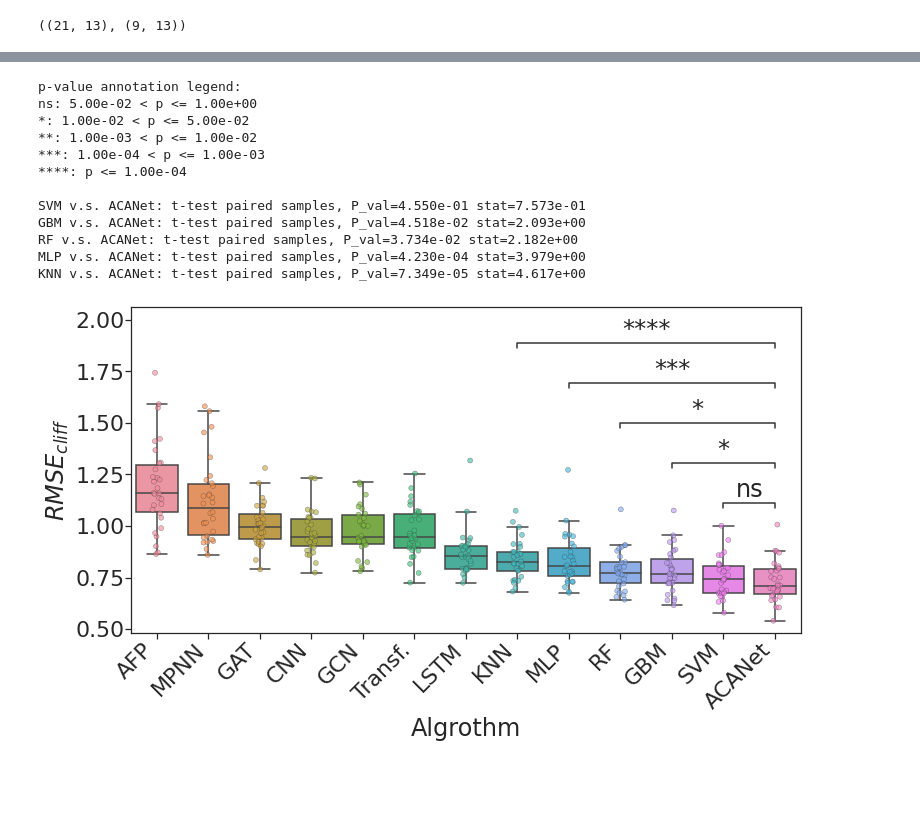
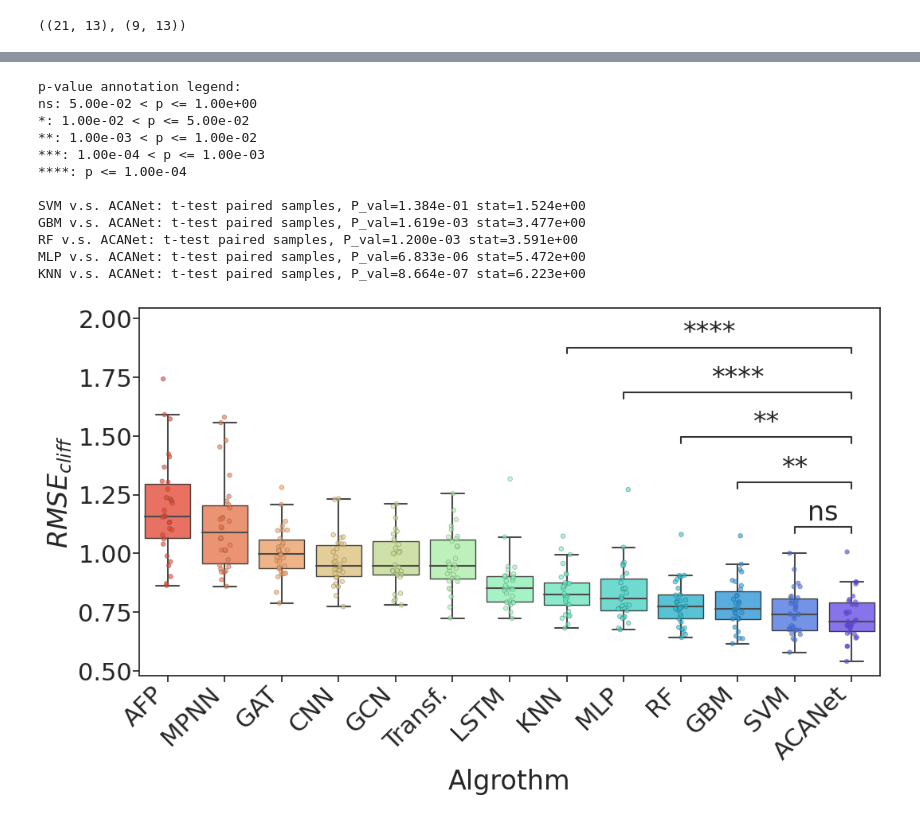
Before and after one commit to shenwanxiang/ACANet, a Jupyter notebook: experiment/03_HSSMS_performance/analysis.ipynb, the cells around one changed output, grey strips where cells are left out. Drawn from its saved outputs; the diff is of its cells as text; code cells hidden in the pictures; blank space fills up the shorter version.

```diff
--- a/experiment/03_HSSMS_performance/analysis.ipynb
+++ b/experiment/03_HSSMS_performance/analysis.ipynb
@@ -52,7 +56,7 @@ dataset2name = {'chembl1871_ki': 'AR',
  'chembl1862_ki': 'ABL1'}
 
 
-df = pd.read_csv('/home/shenwanxiang/Research/MoleculeACE/MoleculeACE/Data/results/MoleculeACE_results.csv')
+df = pd.read_csv('../../../MoleculeACE/MoleculeACE/Data/results/MoleculeACE_results.csv')
 df.dataset = df.dataset.apply(lambda x:x.lower())
 # %%
 dfd = pd.Series(dataset2name)
@@ -167,10 +171,11 @@ dff.algorithm = dff.algorithm.map({'ACANet':'ACANet', 'SVM':'SVM', 'GBM':'GBM',
                                  'CNN':'CNN', 'MPNN':'MPNN', 'AFP': 'AFP', 'GCN':'GCN', 'GAT':'GAT'})
 # %%
 fig, ax= plt.subplots(figsize=(12,6))
+palette = 'rainbow_r'
 order = dff.groupby('algorithm').rmse.median().sort_values(ascending=False).index.to_list()
-sns.boxplot(data = dff, x = 'algorithm', y = 'rmse', order = order,ax=ax, fliersize = 0)
-sns.stripplot(data=dff, x= 'algorithm', y='rmse', order=order, ax = ax, jitter=True, dodge=True, alpha = 0.6,
-              size=5, palette=None, split=True,linewidth=0.5, edgecolor='gray')
+sns.boxplot(data = dff, x = 'algorithm', y = 'rmse', order = order,ax=ax, fliersize = 0, palette = palette, boxprops=dict(linewidth=1, edgecolor='k', alpha=0.8), )
+sns.stripplot(data=dff, x= 'algorithm', y='rmse', order=order, ax = ax, jitter=True, dodge=False, alpha = 0.6,
+              size=4, palette=palette,  linewidth=0.5,  edgecolor='gray')
 
 
 box_pairs = [('ACANet', 'SVM'), ('ACANet', 'RF'), ('ACANet', 'GBM'), ('ACANet', 'MLP'), ('ACANet', 'KNN')]
@@ -209,41 +214,43 @@ MLP v.s. ACANet: t-test paired samples, P_val=4.542e-04 stat=3.953e+00
 # %%
 fig, ax= plt.subplots(figsize=(12,6))
 
 order = dff.groupby('algorithm').cliff_rmse.median().sort_values(ascending=False).index.to_list()
-sns.boxplot(data = dff, x = 'algorithm', y = 'cliff_rmse', order = order,ax=ax, fliersize = 0)
-sns.stripplot(data=dff, x= 'algorithm', y='cliff_rmse', order=order, ax = ax, jitter=True, dodge=True, alpha = 0.6,
-              size=5, palette=None, split=True,linewidth=0.5,edgecolor='gray')
+
+sns.boxplot(data = dff, x = 'algorithm', y = 'cliff_rmse', order = order,ax=ax, fliersize = 0, palette = palette, boxprops=dict(linewidth=1, edgecolor='k', alpha=0.8), )
+sns.stripplot(data=dff, x= 'algorithm', y='cliff_rmse', order=order, ax = ax, jitter=True, dodge=False, alpha = 0.6,
+              size=4, palette=palette,  linewidth=0.5,  edgecolor='gray')
+
 
 box_pairs = [('ACANet', 'SVM'), ('ACANet', 'RF'), ('ACANet', 'GBM'), ('ACANet', 'MLP'), ('ACANet', 'KNN')]
 
 add_stat_annotation(ax, data = dff, x = 'algorithm', y = 'cliff_rmse', order = order,
                      plot='boxplot',
                     box_pairs=box_pairs,
                     test='t-test_paired',
                     comparisons_correction = None,
                     text_format='star',
                     loc='inside', verbose=2)
 
 plt.xticks(rotation=45, ha='right')
 ax.set_ylabel('$RMSE_{cliff}$')
 ax.tick_params(left='off',  bottom='off', pad=.5,)
 ax.set_xlabel('Algrothm')
 
 fig.savefig("./benchmark_performance/cliff_rmse_comparasions_box.pdf",  bbox_inches='tight')
 # %% [output]
 p-value annotation legend:
 ns: 5.00e-02 < p <= 1.00e+00
 *: 1.00e-02 < p <= 5.00e-02
 **: 1.00e-03 < p <= 1.00e-02
 ***: 1.00e-04 < p <= 1.00e-03
 ****: p <= 1.00e-04
 
-SVM v.s. ACANet: t-test paired samples, P_val=4.550e-01 stat=7.573e-01
-GBM v.s. ACANet: t-test paired samples, P_val=4.518e-02 stat=2.093e+00
-RF v.s. ACANet: t-test paired samples, P_val=3.734e-02 stat=2.182e+00
-MLP v.s. ACANet: t-test paired samples, P_val=4.230e-04 stat=3.979e+00
-KNN v.s. ACANet: t-test paired samples, P_val=7.349e-05 stat=4.617e+00
+SVM v.s. ACANet: t-test paired samples, P_val=1.384e-01 stat=1.524e+00
+GBM v.s. ACANet: t-test paired samples, P_val=1.619e-03 stat=3.477e+00
+RF v.s. ACANet: t-test paired samples, P_val=1.200e-03 stat=3.591e+00
+MLP v.s. ACANet: t-test paired samples, P_val=6.833e-06 stat=5.472e+00
+KNN v.s. ACANet: t-test paired samples, P_val=8.664e-07 stat=6.223e+00
-[figure, old version]
+[figure, new version]
 # %%
 
 gs = glob('./benchmark_performance/mae_aca_opt_cliff/*/alpha_performance.csv')
```
Also changed, not shown: parts of 4 cells of this notebook, 12 other files.
